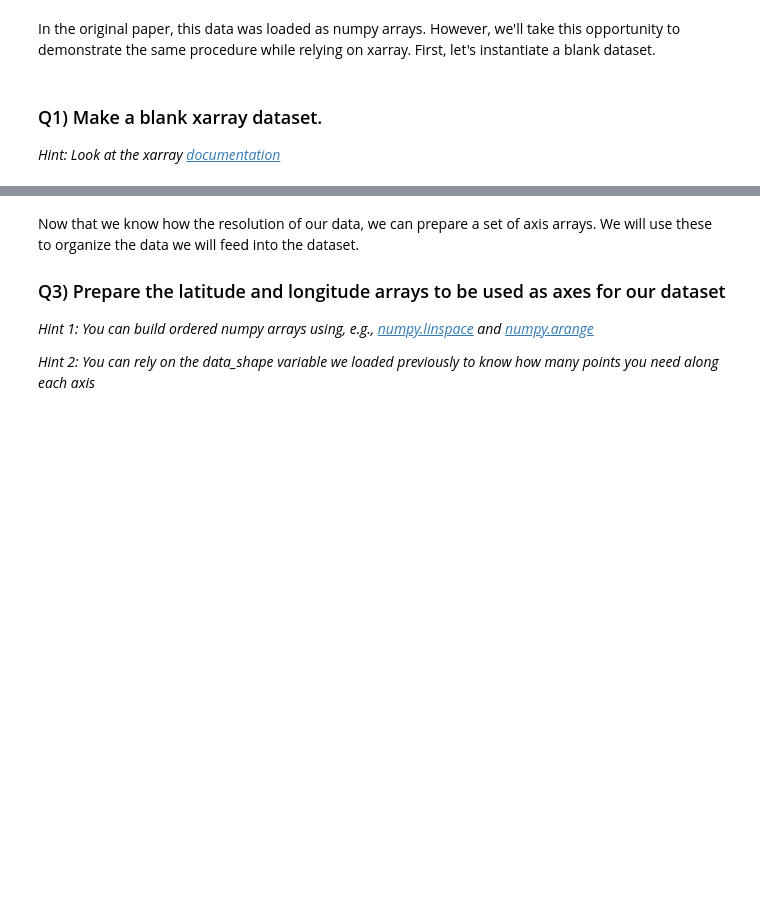
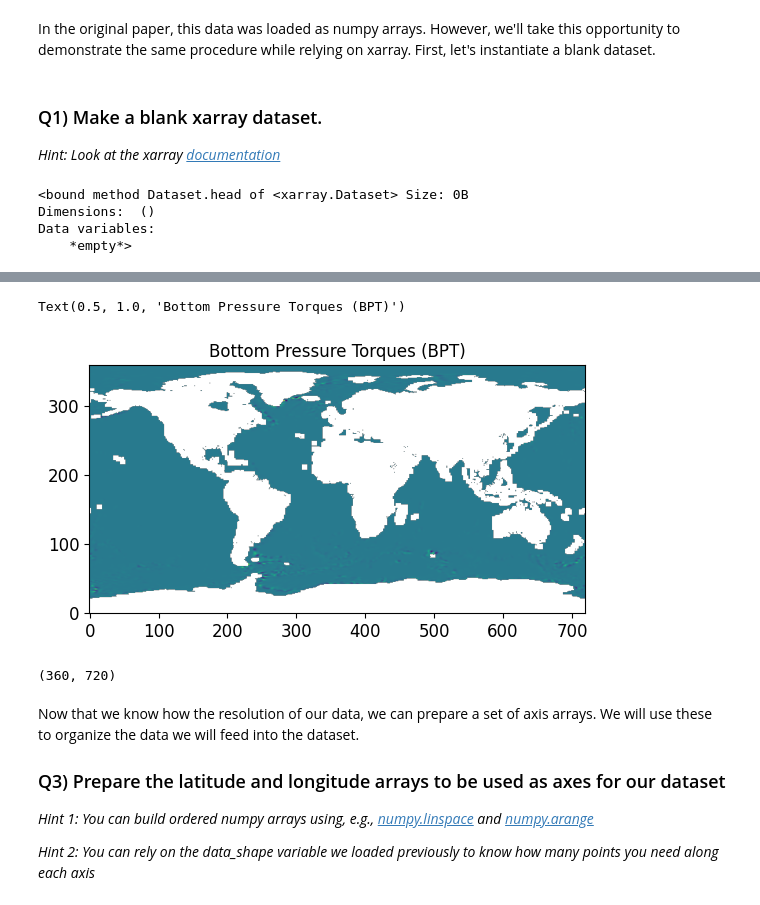
Before and after one commit to adrienabbet/2025_ML_EES, a Jupyter notebook: notebook_ml/S4_3_THOR.ipynb, the cells around one changed output, grey strips where cells are left out. Saved outputs shown, nothing was run; the diff lists cells and outputs as text; code cells hidden in the pictures; blank space fills up the shorter version.

```diff
--- a/notebook_ml/S4_3_THOR.ipynb
+++ b/notebook_ml/S4_3_THOR.ipynb
@@ -109,7 +142,14 @@ In the original paper, this data was loaded as numpy arrays. However, we'll take
 ### Q1) Make a blank xarray dataset.<br>
 *Hint: Look at the xarray [documentation](https://duckduckgo.com/?q=xarray+dataset)*
 # %%
-# Make your blank dataset here! Instantiate the class without passing any parameters.
+# Make your blank dataset here ! Instantiate the class without passing any parameters.
+ds = xr.Dataset()
+ds.head
+# %% [output]
+<bound method Dataset.head of <xarray.Dataset> Size: 0B
+Dimensions:  ()
+Data variables:
+    *empty*>
 # %% [markdown]
 <img src='https://unils-my.sharepoint.com/:i:/g/personal/tom_beucler_unil_ch/EZv_qqVz_h1Hio6Nq11ckScBb01bGb9jtNKzdqAg1TPrKQ?download=1'>
 <center> Image taken from the xarray <a href='https://xarray.pydata.org/en/stable/user-guide/data-structures.html#:~:text=Dataset-,xarray.,from%20the%20netCDF%20file%20format.'> <i>Data Structure documentation</i> </a> </center>
@@ -122,11 +162,17 @@ We don't know much about how many lat/lon points we have, so let's explore one o
 # %%
 #Complete the code
 # Let's print out an image of the Bottom Pressure Torques (BPT)
-plt.imshow( _______ , origin='lower')
+plt.imshow(data_dict['BPT'], origin='lower')
+plt.title('Bottom Pressure Torques (BPT)')
+# %% [output]
+Text(0.5, 1.0, 'Bottom Pressure Torques (BPT)')
+[figure, added]
 # %%
 # It will also be useful to store and print out the shape of the data
-data_shape = _______.shape
+data_shape = data_dict['BPT'].shape
 print(data_shape)
+# %% [output]
+(360, 720)
 # %% [markdown]
 Now that we know how the resolution of our data, we can prepare a set of axis arrays. We will use these to organize the data we will feed into the dataset.
 
```
Also changed, not shown: parts of 5 cells of this notebook.
